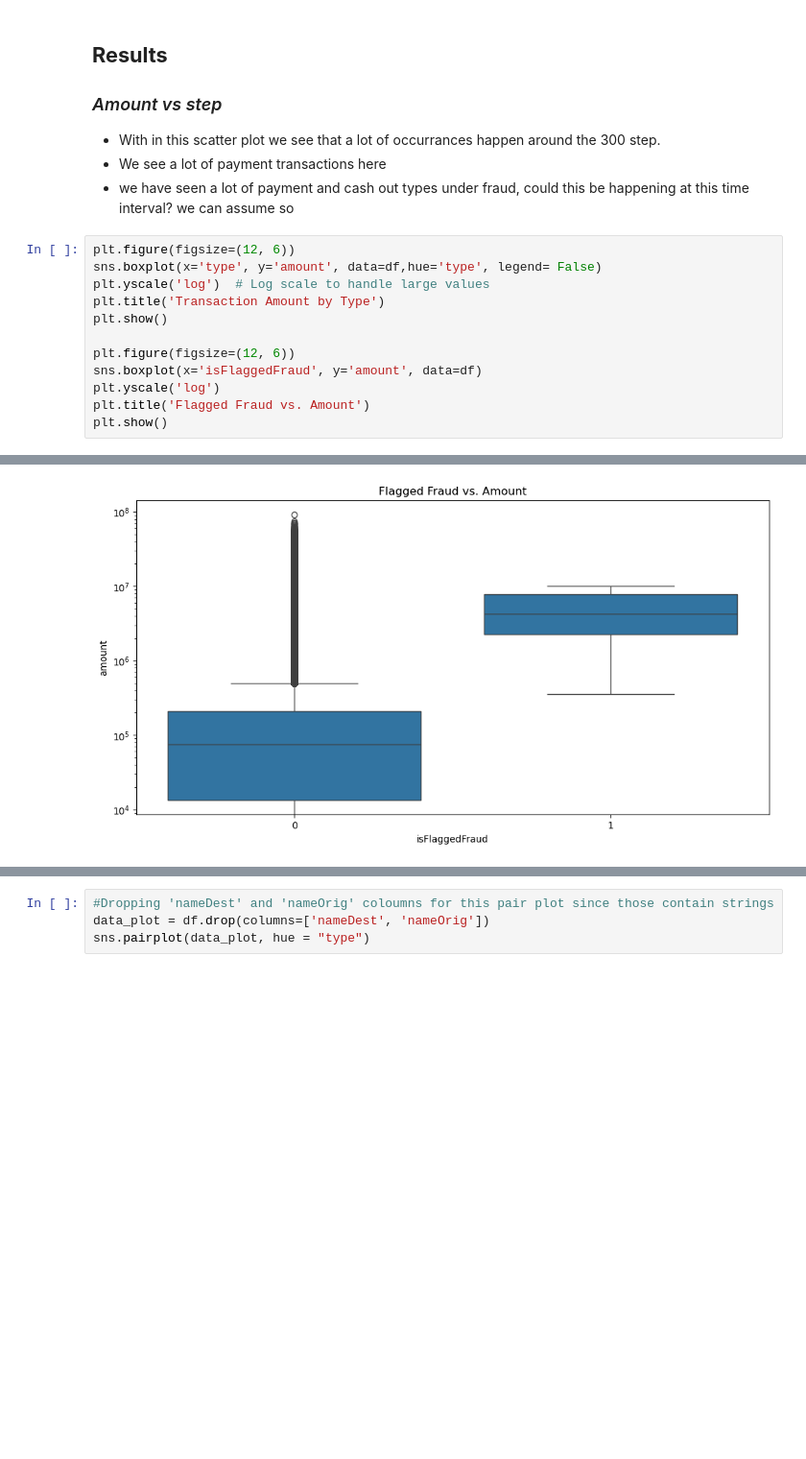
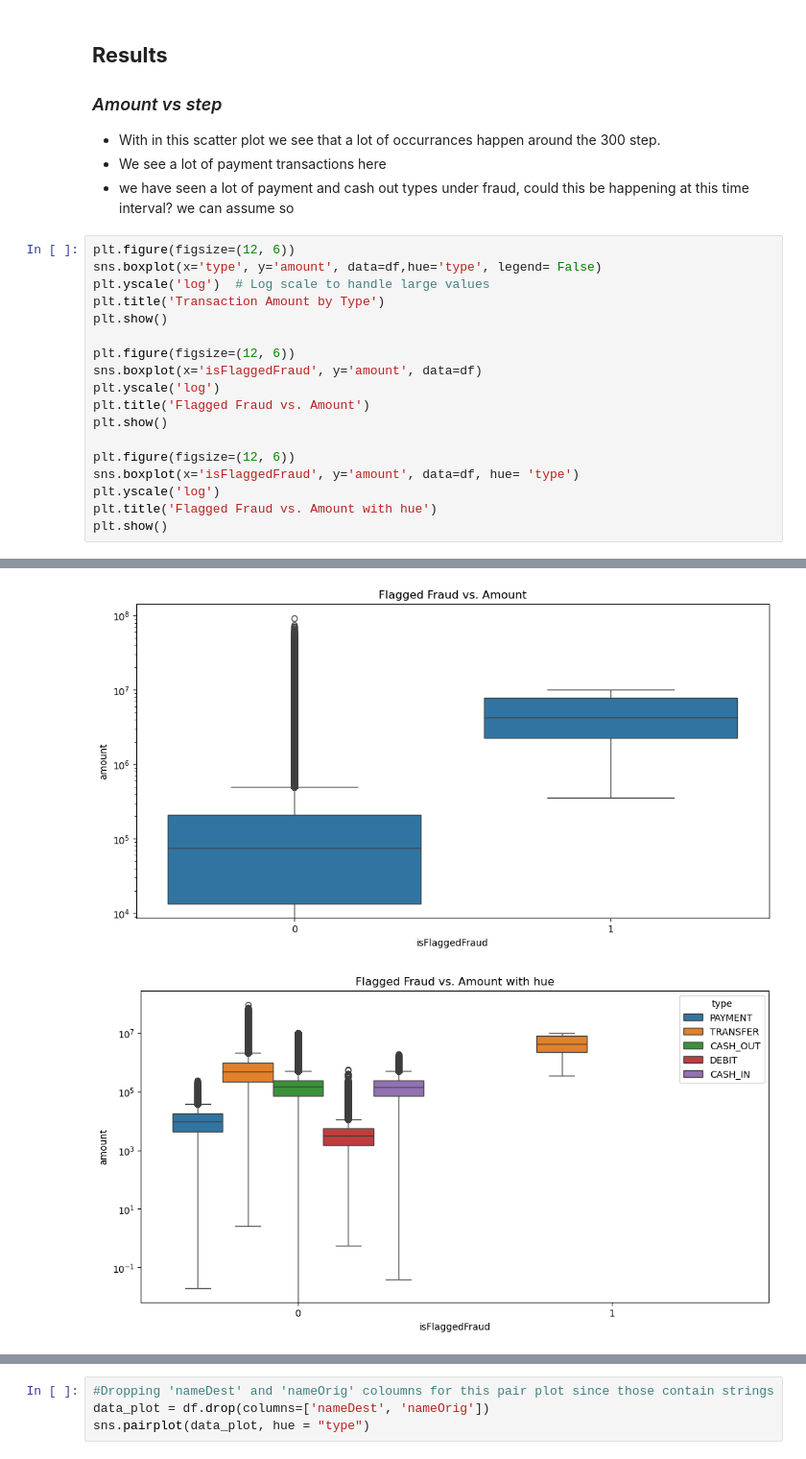
Before and after one commit to GClark89/Financial_fraud_machine, a Jupyter notebook: EDA.ipynb, the cells around one changed output, grey strips where cells are left out. Shown at 96% size. Saved outputs shown, nothing was run; the diff lists cells and outputs as text; blank space fills up the shorter version.

```diff
--- a/EDA.ipynb
+++ b/EDA.ipynb
@@ -394,18 +394,25 @@ plt.show()
 # %%
 plt.figure(figsize=(12, 6))
 sns.boxplot(x='type', y='amount', data=df,hue='type', legend= False)
 plt.yscale('log')  # Log scale to handle large values
 plt.title('Transaction Amount by Type')
 plt.show()
 
 plt.figure(figsize=(12, 6))
 sns.boxplot(x='isFlaggedFraud', y='amount', data=df)
 plt.yscale('log')
 plt.title('Flagged Fraud vs. Amount')
 plt.show()
+
+plt.figure(figsize=(12, 6))
+sns.boxplot(x='isFlaggedFraud', y='amount', data=df, hue= 'type')
+plt.yscale('log')
+plt.title('Flagged Fraud vs. Amount with hue')
+plt.show()
 # %% [output]
 [figure]
 [figure]
+[figure, added]
 # %% [markdown]
 #### Transaction amount by type
  - All the types have outliers as we can see but transfer's and Cash out have the highest outliers in terms of Amount
```
Also changed, not shown: parts of 1 cell of this notebook.
